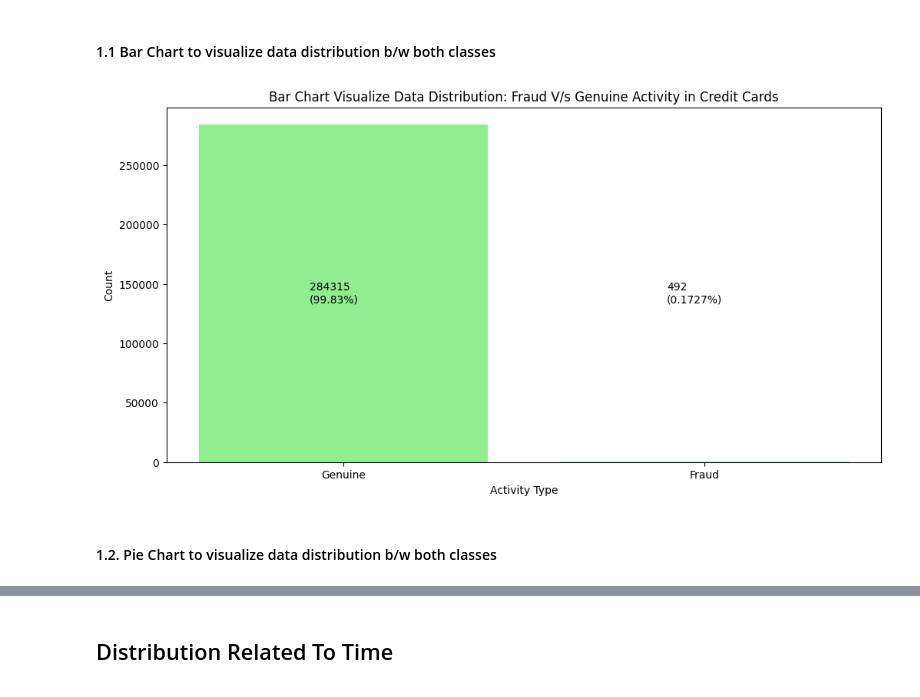
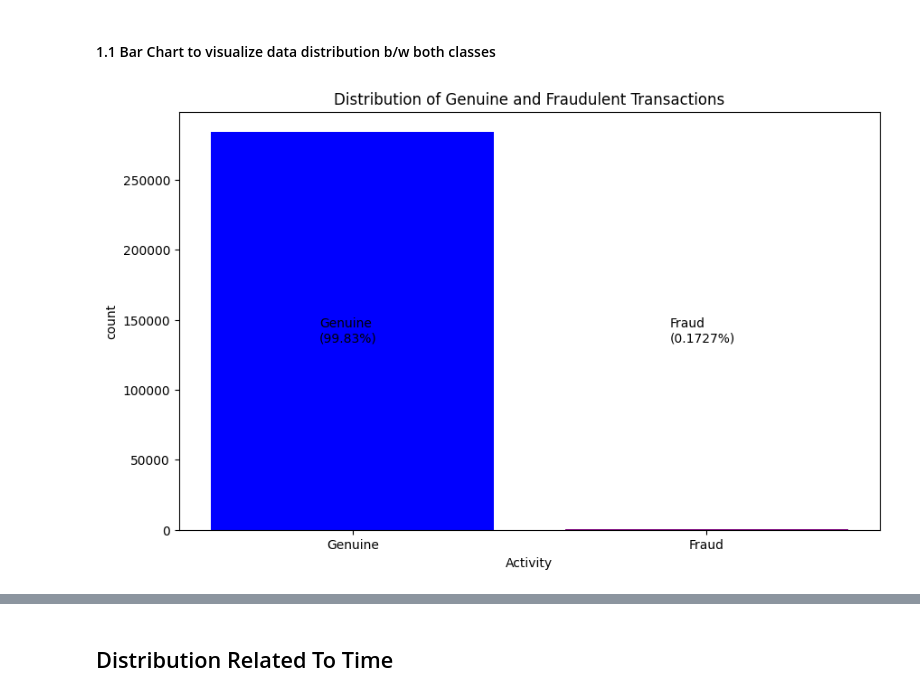
Before and after one commit to WildCodeWolf/Your-Data-Is-Mine, a Jupyter notebook: CreditCardEDA.ipynb, the cells around one changed output, grey strips where cells are left out. Drawn from its saved outputs; the diff is of its cells as text; code cells hidden in the pictures.

Commit message:
CreditcardEDA

```diff
--- a/CreditCardEDA.ipynb
+++ b/CreditCardEDA.ipynb
@@ -176,27 +169,29 @@ Shape of Genuine Transactions: (284315, 32)
 # %% [markdown]
 #### 1.1  Bar Chart to visualize data distribution b/w both classes
 # %%
+# Assuming the dataset has a column 'Class' where 1 indicates fraud and 0 indicates genuine
+activity_distribution = df['class'].value_counts().reset_index()
+activity_distribution.columns = ['Activity', 'count']
+
+# Mapping the activity labels for better readability
+activity_labels = {0: 'Genuine', 1: 'Fraud'}
+activity_distribution['Activity'] = activity_distribution['Activity'].map(activity_labels)
+
 # Bar chart
+activity = activity_distribution['Activity']
+count = activity_distribution['count']
 
-activity_distribution = pd.DataFrame({'Activity': activity,
-                                     'count': count})
-
-activity = activity_distribution['Activity']
-activity = ['Genuine', 'Fraud']
-count = activity_distribution['count']
-plt.figure(figsize=(12,6))
-plt.bar(activity, count, color = ('lightgreen','lightblue'))
-plt.title('Bar Chart Visualize Data Distribution: Fraud V/s Genuine Activity in Credit Cards')
-plt.annotate('{}\n({:.4}%)'.format(classes[0],
+plt.figure(figsize=(10, 6))
+plt.bar(activity, count, color=['blue' , 'purple'])
+plt.title('Distribution of Genuine and Fraudulent Transactions')
+plt.annotate('{}\n({:.4}%)'.format(activity_labels[0],
                                          df['class'].value_counts()[0]/df['class'].count()*100),
              (0.20, 0.45), xycoords='axes fraction')
-plt.annotate('{}\n({:.4}%)'.format(classes[1],
+plt.annotate('{}\n({:.4}%)'.format(activity_labels[1],
                                          df['class'].value_counts()[1]/df['class'].count()*100),
              (0.70, 0.45), xycoords='axes fraction')
-plt.xlabel("Activity Type", fontsize=10)
-plt.ylabel("Count", fontsize=10)
+plt.xlabel('Activity')
+plt.ylabel('count')
 plt.show()
 # %% [output]
-[figure, old version]
+[figure, new version]
-# %% [markdown]
-#### 1.2. Pie Chart to visualize data distribution b/w both classes
```
Also changed, not shown: parts of 47 cells of this notebook.
